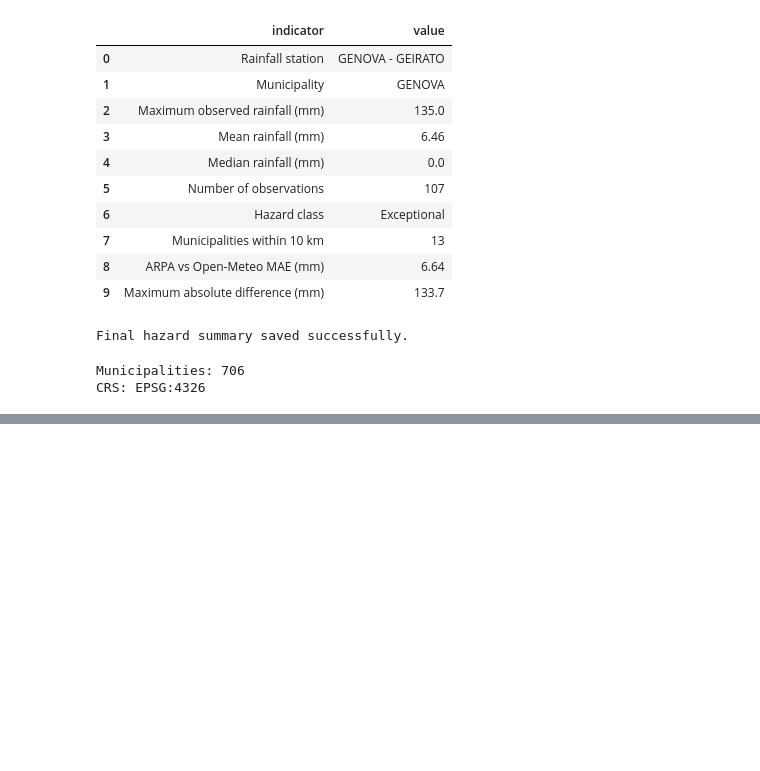
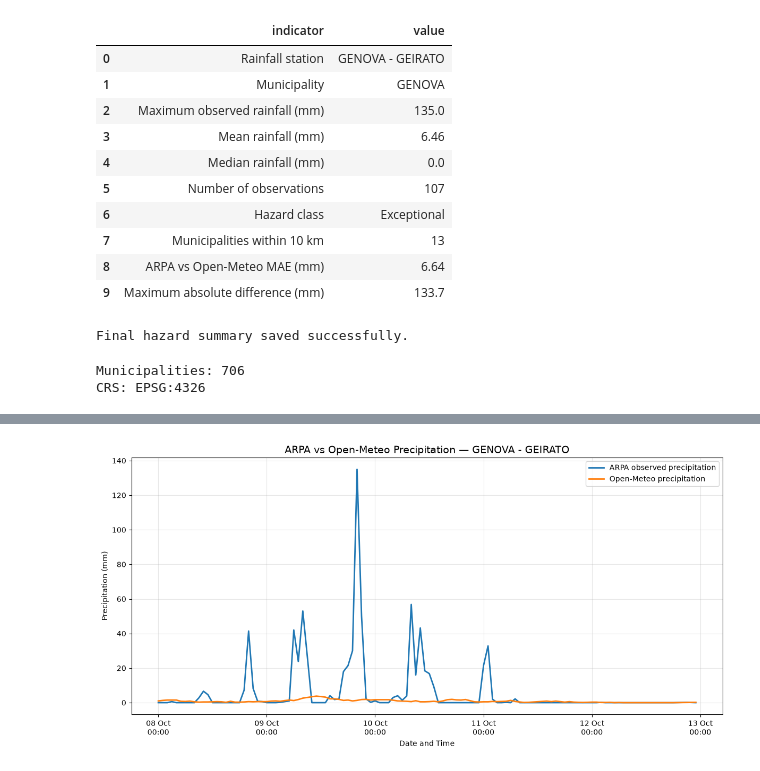
Before and after one commit to AmirhosseinEsmaeili416/Italy-Natural-Hazard-Intelligence, a Jupyter notebook: notebooks/02_spatial_analysis.ipynb, the cells around one changed output, grey strips where cells are left out. Saved outputs shown, nothing was run; the diff lists cells and outputs as text; code cells hidden in the pictures; blank space fills up the shorter version.

```diff
--- a/notebooks/02_spatial_analysis.ipynb
+++ b/notebooks/02_spatial_analysis.ipynb
@@ -2270,0 +2542,54 @@ CRS: EPSG:4326
+# %%
+# ARPA vs Open-Meteo precipitation comparison
+
+import pandas as pd
+import matplotlib.pyplot as plt
+import matplotlib.dates as mdates
+
+# Load the processed comparison dataset
+comparison = pd.read_csv(
+    "../data/processed/precipitation_comparison.csv"
+)
+
+# Convert time column to datetime
+comparison["time"] = pd.to_datetime(comparison["time"])
+
+# Create the time-series plot
+fig, ax = plt.subplots(figsize=(12, 6))
+
+ax.plot(
+    comparison["time"],
+    comparison["arpal_precipitation_mm"],
+    label="ARPA observed precipitation",
+    linewidth=2
+)
+
+ax.plot(
+    comparison["time"],
+    comparison["openmeteo_precipitation_mm"],
+    label="Open-Meteo precipitation",
+    linewidth=2
+)
+
+# Labels and title
+ax.set_title(
+    "ARPA vs Open-Meteo Precipitation — GENOVA - GEIRATO",
+    fontsize=14
+)
+
+ax.set_xlabel("Date and Time")
+ax.set_ylabel("Precipitation (mm)")
+
+# Format the time axis
+ax.xaxis.set_major_formatter(
+    mdates.DateFormatter("%d %b\n%H:%M")
+)
+
+# Grid and legend
+ax.grid(alpha=0.3)
+ax.legend()
+
+plt.tight_layout()
+plt.show()
+# %% [output]
+[figure, added]
```
Also changed, not shown: parts of 45 cells of this notebook, 5 other files.
